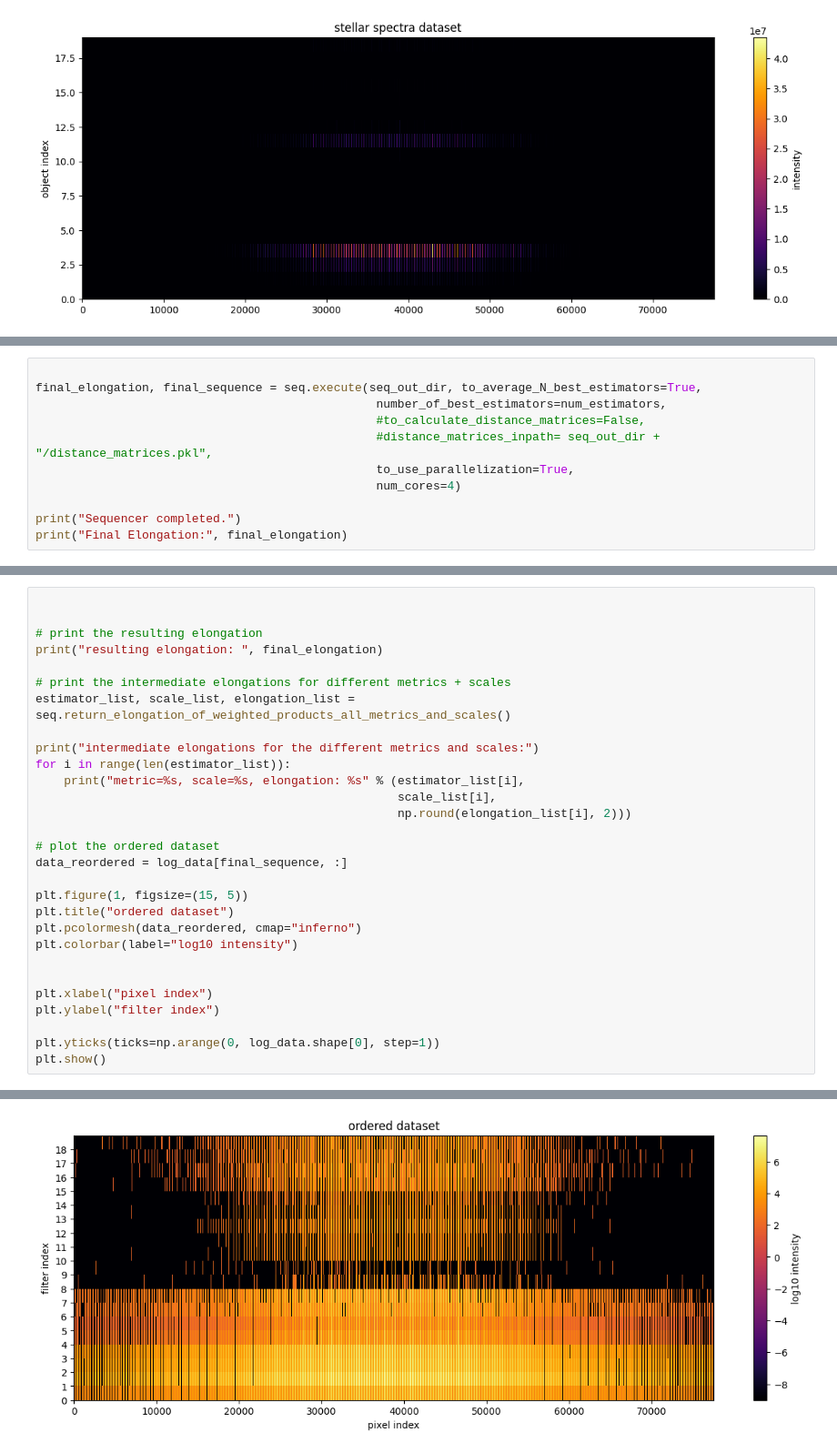
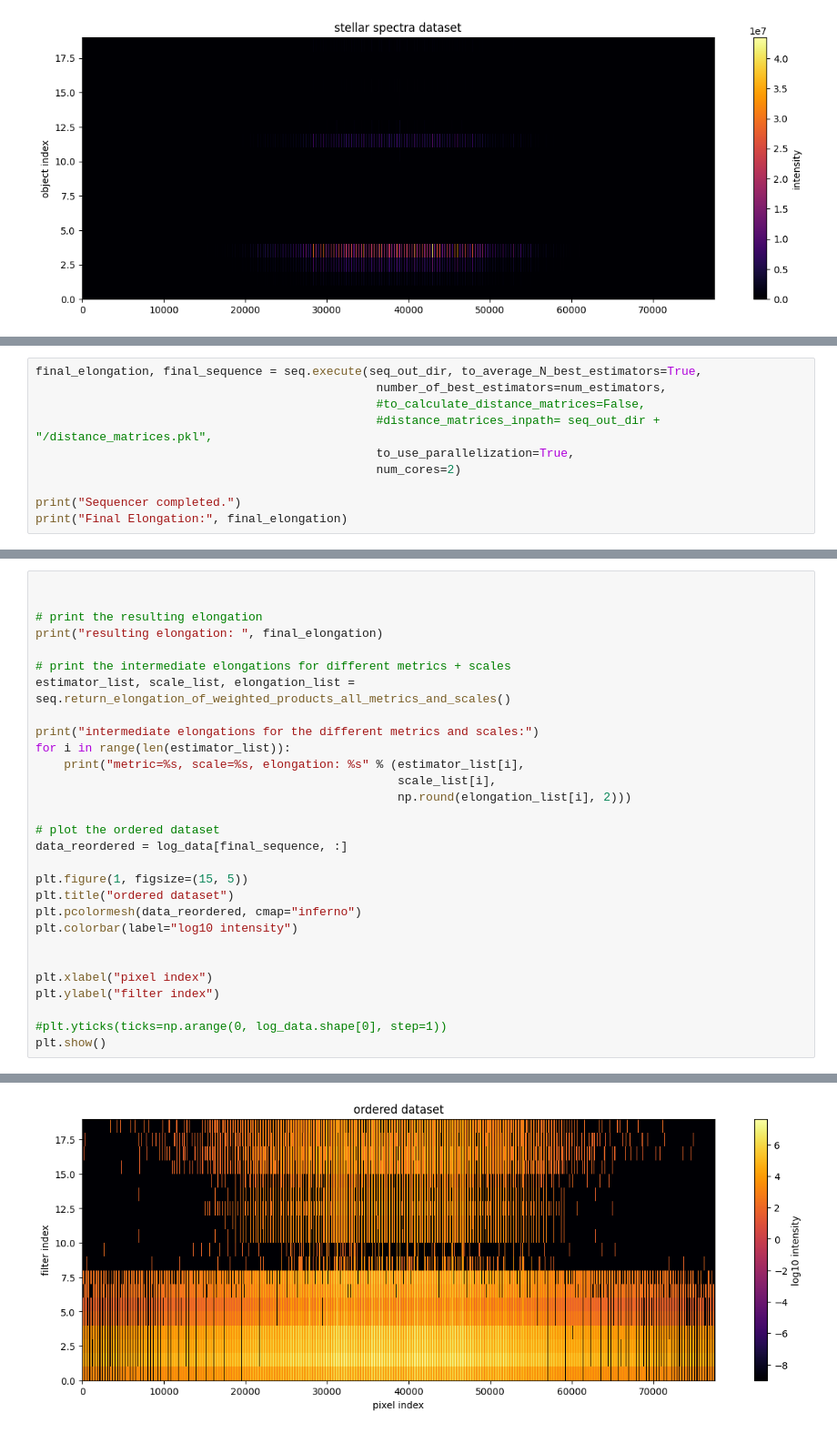
Before and after one commit to dim-papach/sequencer_project, a Jupyter notebook: sequencer_spectra.ipynb, the cells around one changed output, grey strips where cells are left out. Shown at 91% size. Cells and saved outputs as stored; diff of their text form.

```diff
--- a/sequencer_spectra.ipynb
+++ b/sequencer_spectra.ipynb
@@ -117,13 +117,12 @@ seq = sequencer.Sequencer(grid, positive_data, estimator_list, scale_list = None
 Number of models:  6
 Number of estimators:  2
 # %%
-
 final_elongation, final_sequence = seq.execute(seq_out_dir, to_average_N_best_estimators=True,
                                                 number_of_best_estimators=num_estimators,
                                                 #to_calculate_distance_matrices=False,
                                                 #distance_matrices_inpath= seq_out_dir + "/distance_matrices.pkl",
                                                 to_use_parallelization=True,
-                                                num_cores=4)
+                                                num_cores=2)
 
 print("Sequencer completed.")
 print("Final Elongation:", final_elongation)
@@ -161,32 +160,32 @@ for i in range(len(estimator_list)):
                                                    np.round(elongation_list[i], 2)))
 
 # plot the ordered dataset
 data_reordered = log_data[final_sequence, :]
 
 plt.figure(1, figsize=(15, 5))
 plt.title("ordered dataset")
 plt.pcolormesh(data_reordered, cmap="inferno")
 plt.colorbar(label="log10 intensity")
 
 
 plt.xlabel("pixel index")
 plt.ylabel("filter index")
 
-plt.yticks(ticks=np.arange(0, log_data.shape[0], step=1))
+#plt.yticks(ticks=np.arange(0, log_data.shape[0], step=1))
 plt.show()
 # %% [output]
 resulting elongation:  14.296398891966758
 intermediate elongations for the different metrics and scales:
 metric=EMD, scale=1, elongation: 17.75
 metric=EMD, scale=2, elongation: 17.75
 metric=EMD, scale=4, elongation: 17.85
 metric=EMD, scale=8, elongation: 12.8
 metric=EMD, scale=16, elongation: 9.71
 metric=EMD, scale=32, elongation: 9.04
 metric=EMD, scale=64, elongation: 8.91
 metric=EMD, scale=128, elongation: 10.07
 metric=EMD, scale=256, elongation: 10.15
 metric=EMD, scale=512, elongation: 11.24
 metric=EMD, scale=1024, elongation: 10.65
 metric=EMD, scale=2048, elongation: 7.95
-[figure, old version]
+[figure, new version]
```
Also changed, not shown: parts of 5 cells of this notebook, 1 other file.
